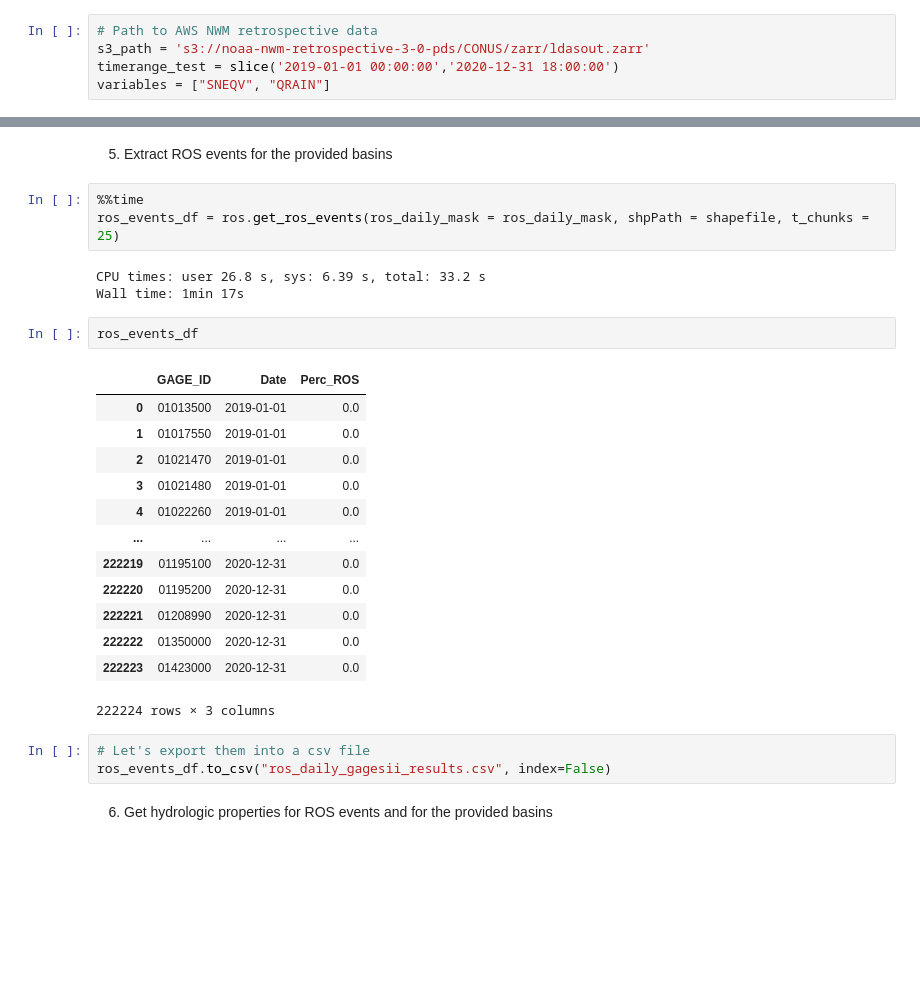
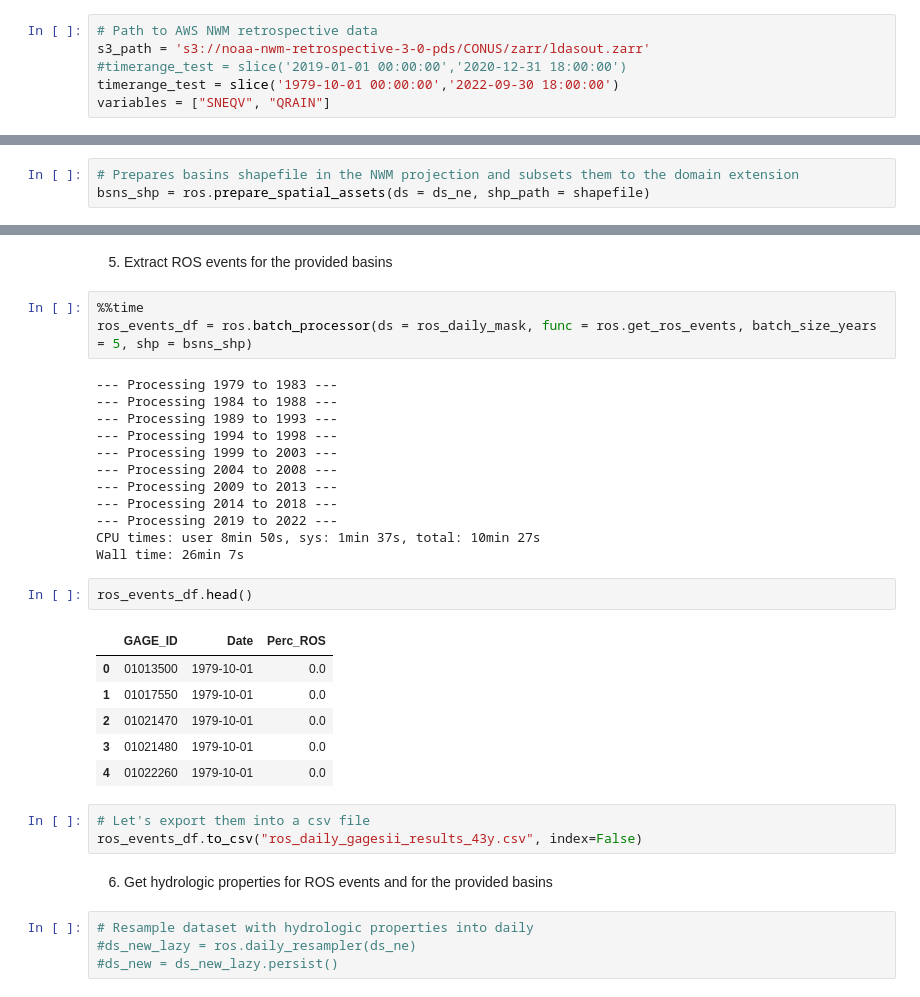
Before and after one commit to moralesvm/rain-on-snow, a Jupyter notebook: ros-workflow/ros_NE.ipynb, the cells around one changed output, grey strips where cells are left out. Saved outputs shown, nothing was run; the diff lists cells and outputs as text; blank space fills up the shorter version.

Commit message:
Updated notebook with new functions and added computation of hydro. prop.

```diff
--- a/ros-workflow/ros_NE.ipynb
+++ b/ros-workflow/ros_NE.ipynb
@@ -23,7 +27,8 @@ client
 # %%
 # Path to AWS NWM retrospective data
 s3_path = 's3://noaa-nwm-retrospective-3-0-pds/CONUS/zarr/ldasout.zarr'
-timerange_test = slice('2019-01-01 00:00:00','2020-12-31 18:00:00')
+#timerange_test = slice('2019-01-01 00:00:00','2020-12-31 18:00:00')
+timerange_test = slice('1979-10-01 00:00:00','2022-09-30 18:00:00')
 variables = ["SNEQV", "QRAIN"]
 # %%
 %%time
@@ -77,3 +85,6 @@ shpPath = '~/netfiles/ciroh/mmorales/ROS_project/shapefiles/GAGES_II/boundaries_
 fname = 'bas_ref_all.shp'
 #fname = 'bas_nonref_NorthEast.shp'
 shapefile = f'{shpPath}{fname}'
+# %%
+# Prepares basins shapefile in the NWM projection and subsets them to the domain extension
+bsns_shp = ros.prepare_spatial_assets(ds = ds_ne, shp_path = shapefile)
@@ -115,28 +121,34 @@ cx.add_basemap(axs, crs=nwm_proj.crs, source=cx.providers.CartoDB.Positron)
 5. Extract ROS events for the provided basins
 # %%
 %%time
-ros_events_df = ros.get_ros_events(ros_daily_mask = ros_daily_mask, shpPath = shapefile, t_chunks = 25)
+ros_events_df = ros.batch_processor(ds = ros_daily_mask, func = ros.get_ros_events, batch_size_years = 5, shp = bsns_shp)
 # %% [output]
-CPU times: user 26.8 s, sys: 6.39 s, total: 33.2 s
-Wall time: 1min 17s
+--- Processing 1979 to 1983 ---
+--- Processing 1984 to 1988 ---
+--- Processing 1989 to 1993 ---
+--- Processing 1994 to 1998 ---
+--- Processing 1999 to 2003 ---
+--- Processing 2004 to 2008 ---
+--- Processing 2009 to 2013 ---
+--- Processing 2014 to 2018 ---
+--- Processing 2019 to 2022 ---
+CPU times: user 8min 50s, sys: 1min 37s, total: 10min 27s
+Wall time: 26min 7s
 # %%
-ros_events_df
+ros_events_df.head()
 # %% [output]
 |  | GAGE_ID | Date | Perc_ROS |
-| 0 | 01013500 | 2019-01-01 | 0.0 |
-| 1 | 01017550 | 2019-01-01 | 0.0 |
-| 2 | 01021470 | 2019-01-01 | 0.0 |
-| 3 | 01021480 | 2019-01-01 | 0.0 |
-| 4 | 01022260 | 2019-01-01 | 0.0 |
-| ... | ... | ... | ... |
-| 222219 | 01195100 | 2020-12-31 | 0.0 |
-| 222220 | 01195200 | 2020-12-31 | 0.0 |
-| 222221 | 01208990 | 2020-12-31 | 0.0 |
-| 222222 | 01350000 | 2020-12-31 | 0.0 |
-| 222223 | 01423000 | 2020-12-31 | 0.0 |
+| 0 | 01013500 | 1979-10-01 | 0.0 |
+| 1 | 01017550 | 1979-10-01 | 0.0 |
+| 2 | 01021470 | 1979-10-01 | 0.0 |
+| 3 | 01021480 | 1979-10-01 | 0.0 |
+| 4 | 01022260 | 1979-10-01 | 0.0 |
-222224 rows × 3 columns
 # %%
 # Let's export them into a csv file
-ros_events_df.to_csv("ros_daily_gagesii_results.csv", index=False)
+ros_events_df.to_csv("ros_daily_gagesii_results_43y.csv", index=False)
 # %% [markdown]
 6. Get hydrologic properties for ROS events and for the provided basins
+# %%
+# Resample dataset with hydrologic properties into daily
+#ds_new_lazy = ros.daily_resampler(ds_ne)
+#ds_new = ds_new_lazy.persist()
```
Also changed, not shown: parts of 15 cells of this notebook.
